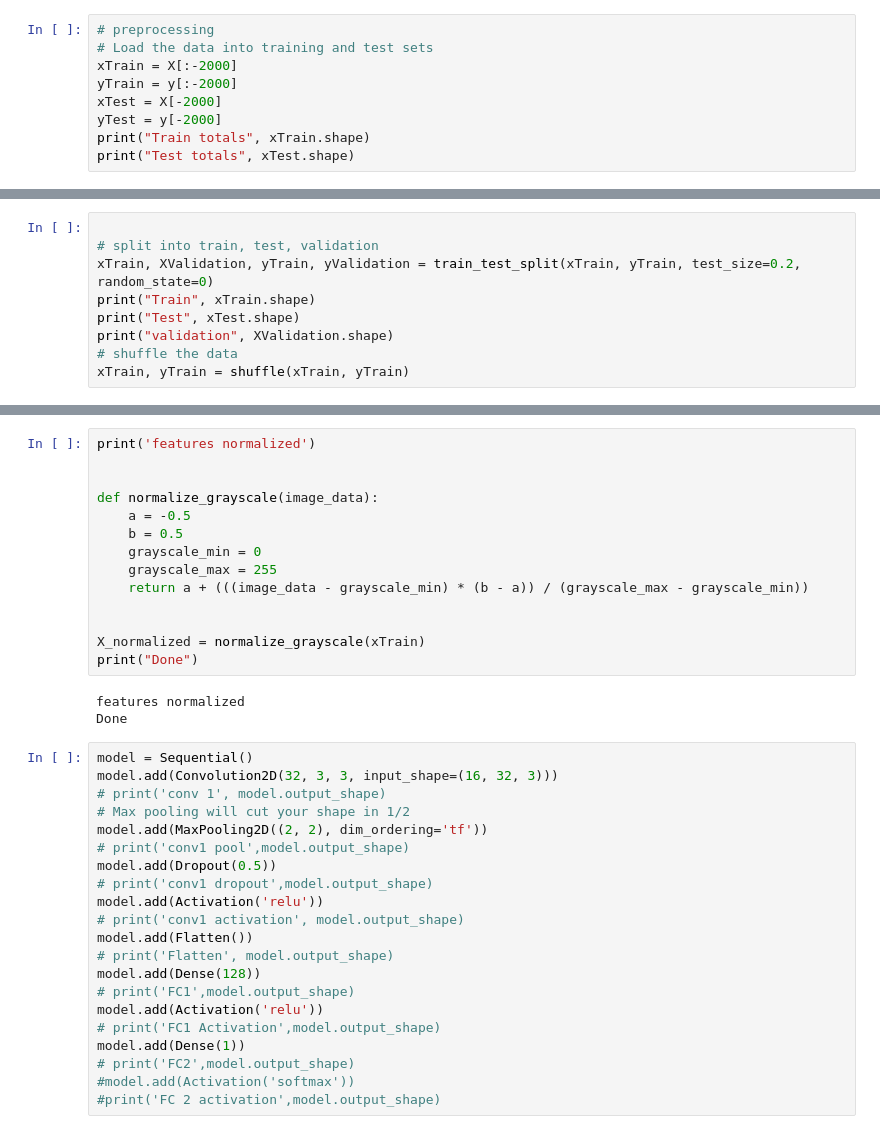
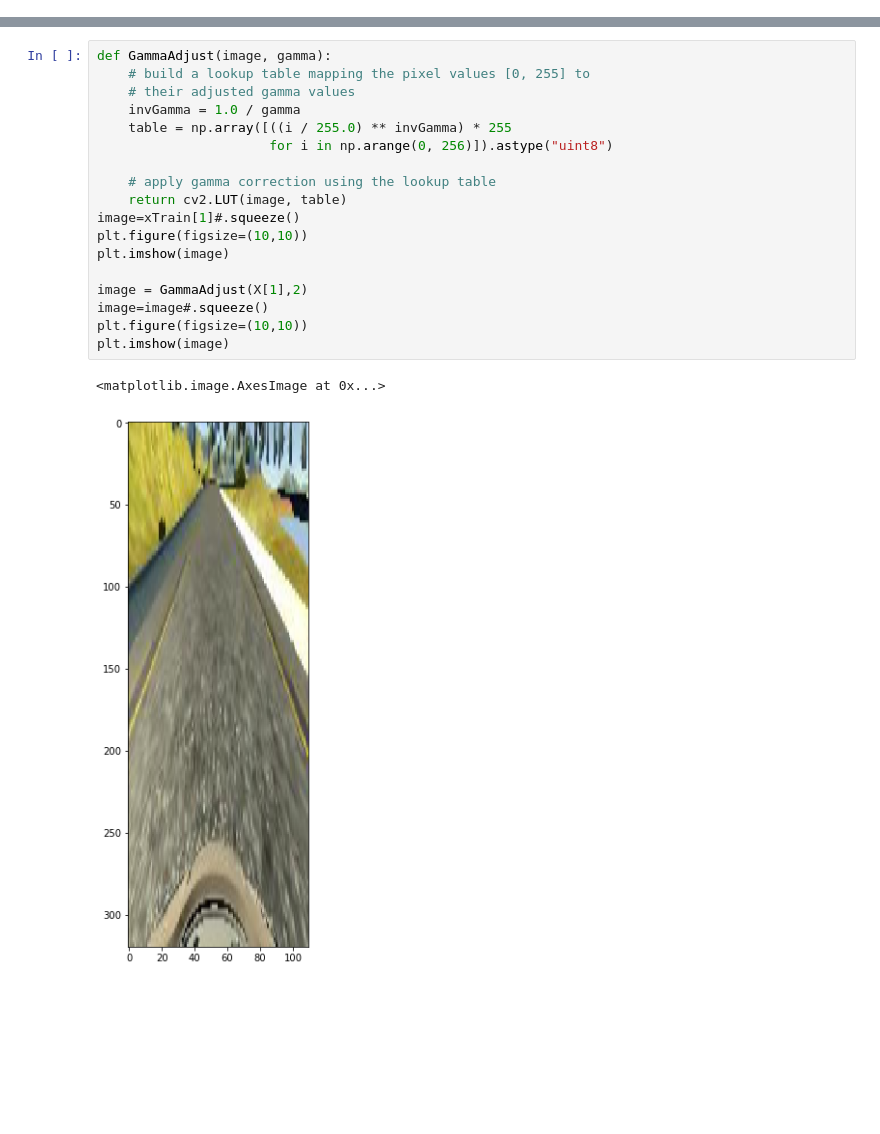
Before and after one commit to jkocsis3/Behavioral-Cloning, a Jupyter notebook: Untitled.ipynb, the cells around one changed output, grey strips where cells are left out. Cells and saved outputs as stored; diff of their text form; blank space fills up the shorter version.

```diff
--- a/Untitled.ipynb
+++ b/Untitled.ipynb
@@ -61,10 +68 @@ Load .csv file
 Images and labels loaded
-# %%
-# preprocessing
-# Load the data into training and test sets
-xTrain = X[:-2000]
-yTrain = y[:-2000]
-xTest = X[-2000]
-yTest = y[-2000]
-print("Train totals", xTrain.shape)
-print("Test totals", xTest.shape)
@@ -81,9 +68,0 @@ ValueError: Unknown label type: (array([ 0. ,  0.3,  0.3, ..., -0.3, -0.3, -0. ]
-# %%
-
-# split into train, test, validation
-xTrain, XValidation, yTrain, yValidation = train_test_split(xTrain, yTrain, test_size=0.2, random_state=0)
-print("Train", xTrain.shape)
-print("Test", xTest.shape)
-print("validation", XValidation.shape)
-# shuffle the data
-xTrain, yTrain = shuffle(xTrain, yTrain)
@@ -94,38 +69,21 @@ validation (9244, 16, 32, 3)
-# %%
-print('features normalized')
-
-
-def normalize_grayscale(image_data):
-    a = -0.5
-    b = 0.5
-    grayscale_min = 0
-    grayscale_max = 255
-    return a + (((image_data - grayscale_min) * (b - a)) / (grayscale_max - grayscale_min))
-
-
-X_normalized = normalize_grayscale(xTrain)
-print("Done")
-# %% [output]
-features normalized
-Done
-# %%
-model = Sequential()
-model.add(Convolution2D(32, 3, 3, input_shape=(16, 32, 3)))
-# print('conv 1', model.output_shape)
-# Max pooling will cut your shape in 1/2
-model.add(MaxPooling2D((2, 2), dim_ordering='tf'))
-# print('conv1 pool',model.output_shape)
-model.add(Dropout(0.5))
-# print('conv1 dropout',model.output_shape)
-model.add(Activation('relu'))
-# print('conv1 activation', model.output_shape)
-model.add(Flatten())
-# print('Flatten', model.output_shape)
-model.add(Dense(128))
-# print('FC1',model.output_shape)
-model.add(Activation('relu'))
-# print('FC1 Activation',model.output_shape)
-model.add(Dense(1))
-# print('FC2',model.output_shape)
-#model.add(Activation('softmax'))
-#print('FC 2 activation',model.output_shape)
+# %%
+def GammaAdjust(image, gamma):
+    # build a lookup table mapping the pixel values [0, 255] to
+    # their adjusted gamma values
+    invGamma = 1.0 / gamma
+    table = np.array([((i / 255.0) ** invGamma) * 255
+                      for i in np.arange(0, 256)]).astype("uint8")
+
+    # apply gamma correction using the lookup table
+    return cv2.LUT(image, table)
+image=xTrain[1]#.squeeze()
+plt.figure(figsize=(10,10))
+plt.imshow(image)
+
+image = GammaAdjust(X[1],2)
+image=image#.squeeze()
+plt.figure(figsize=(10,10))
+plt.imshow(image)
+# %% [output]
+<matplotlib.image.AxesImage at 0x...>
+[figure, added]
```
Also changed, not shown: parts of 12 cells of this notebook, 3 other files.
